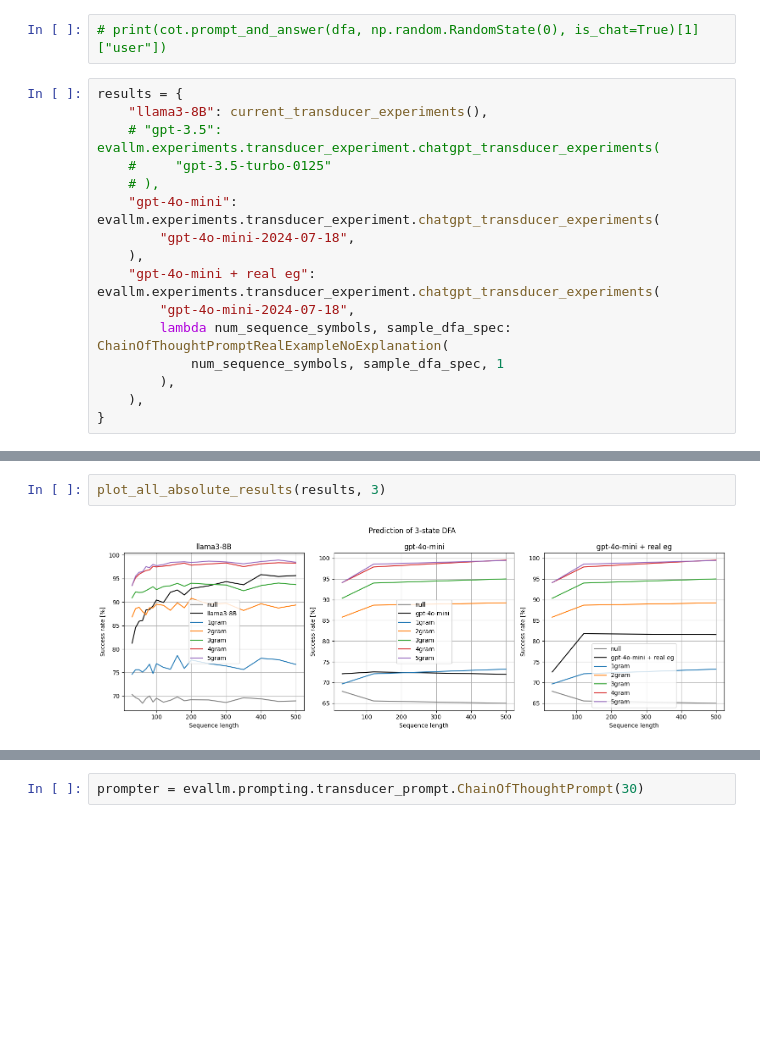
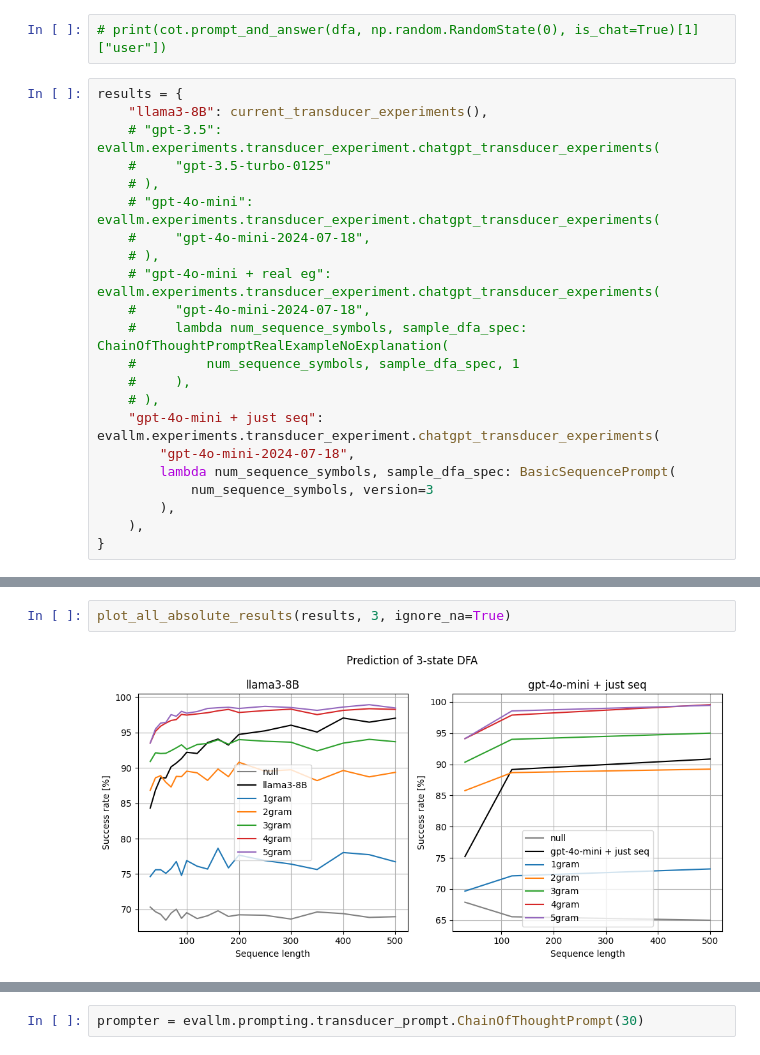
Before and after one commit to kavigupta/evallm, a Jupyter notebook: notebooks/initial-explorations.ipynb, the cells around one changed output, grey strips where cells are left out. Saved outputs shown, nothing was run; the diff lists cells and outputs as text; blank space fills up the shorter version.

```diff
--- a/notebooks/initial-explorations.ipynb
+++ b/notebooks/initial-explorations.ipynb
@@ -44,13 +46,19 @@ results = {
     # "gpt-3.5": evallm.experiments.transducer_experiment.chatgpt_transducer_experiments(
     #     "gpt-3.5-turbo-0125"
     # ),
-    "gpt-4o-mini": evallm.experiments.transducer_experiment.chatgpt_transducer_experiments(
+    # "gpt-4o-mini": evallm.experiments.transducer_experiment.chatgpt_transducer_experiments(
+    #     "gpt-4o-mini-2024-07-18",
+    # ),
+    # "gpt-4o-mini + real eg": evallm.experiments.transducer_experiment.chatgpt_transducer_experiments(
+    #     "gpt-4o-mini-2024-07-18",
+    #     lambda num_sequence_symbols, sample_dfa_spec: ChainOfThoughtPromptRealExampleNoExplanation(
+    #         num_sequence_symbols, sample_dfa_spec, 1
+    #     ),
+    # ),
+    "gpt-4o-mini + just seq": evallm.experiments.transducer_experiment.chatgpt_transducer_experiments(
         "gpt-4o-mini-2024-07-18",
-    ),
-    "gpt-4o-mini + real eg": evallm.experiments.transducer_experiment.chatgpt_transducer_experiments(
-        "gpt-4o-mini-2024-07-18",
-        lambda num_sequence_symbols, sample_dfa_spec: ChainOfThoughtPromptRealExampleNoExplanation(
-            num_sequence_symbols, sample_dfa_spec, 1
+        lambda num_sequence_symbols, sample_dfa_spec: BasicSequencePrompt(
+            num_sequence_symbols, version=3
         ),
     ),
 }
@@ -57,5 +72,5 @@ results = {
 # %%
-plot_all_absolute_results(results, 3)
+plot_all_absolute_results(results, 3, ignore_na=True)
 # %% [output]
-[figure, old version]
+[figure, new version]
 # %%
```
Also changed, not shown: parts of 9 cells of this notebook, 2 other files.
